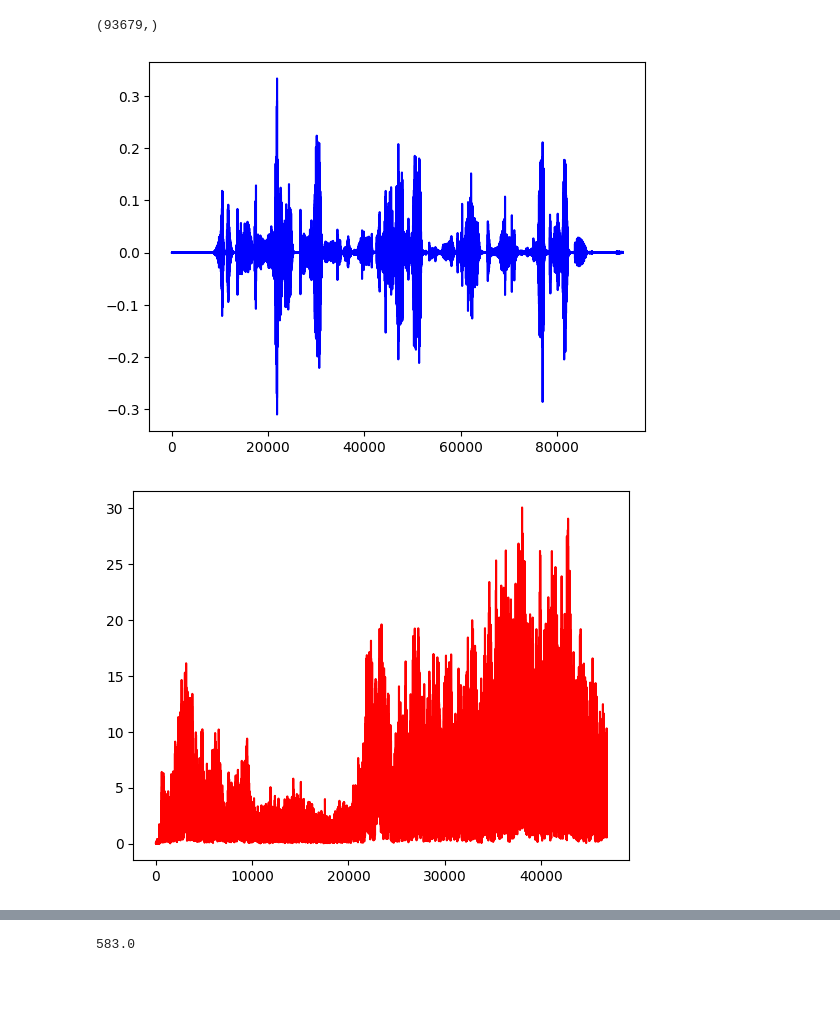
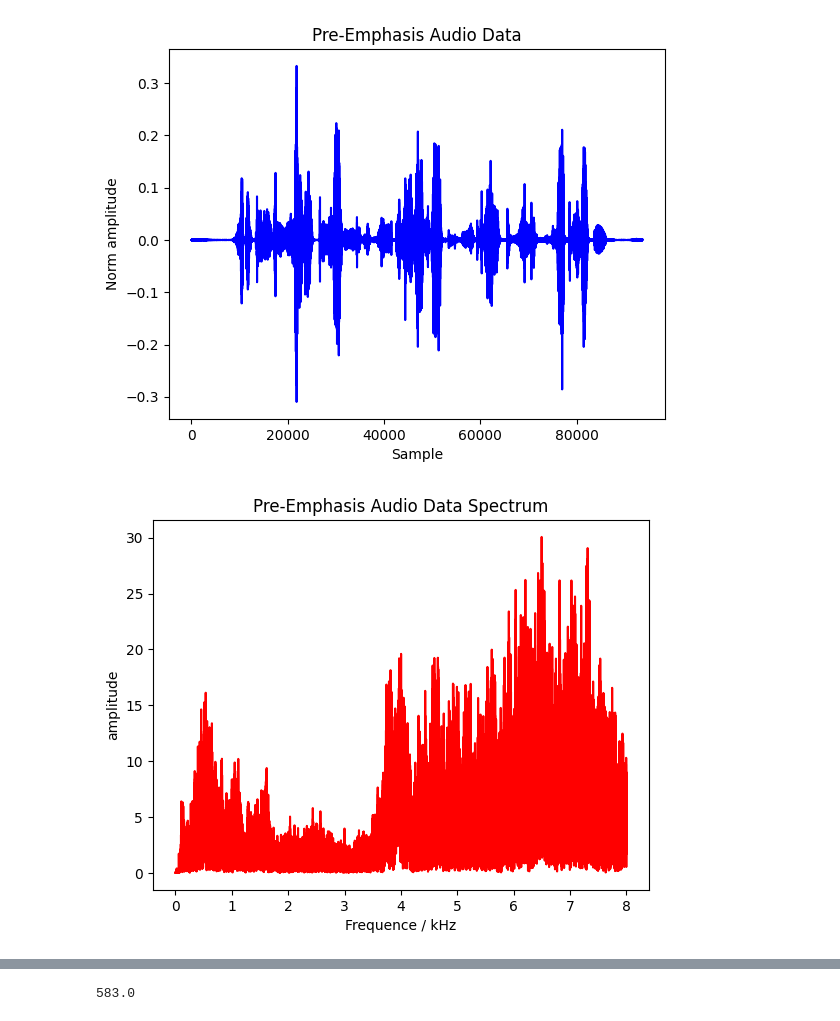
Before and after one commit to xwy-bit/Course006205, a Jupyter notebook: experiment-01/exp1.ipynb, the cells around one changed output, grey strips where cells are left out. Saved outputs shown, nothing was run; the diff lists cells and outputs as text; code cells hidden in the pictures; blank space fills up the shorter version.

```diff
--- a/experiment-01/exp1.ipynb
+++ b/experiment-01/exp1.ipynb
@@ -21,16 +28,21 @@ plt.show()
 # %%
 dataPreEmphasis = [audioData[ii]-alpha * audioData[ii-1] for ii in range(1,lengthAudio)]
-print(np.shape(dataPreEmphasis))
 dataPreEmphasis.append(audioData[0])
 dataPreEmphasisFFT = fft(dataPreEmphasis)
 plt.plot(dataPreEmphasis,'b')
+plt.title('Pre-Emphasis Audio Data')
+plt.xlabel('Sample')
+plt.ylabel('Norm amplitude')
 plt.show()
-plt.plot(abs(dataPreEmphasisFFT[:int(lengthAudio/2-1)]),'r')
+plt.plot(np.array(list(range(int(lengthAudio/2-1)))) * (fs/lengthAudio)/1000
+    ,abs(dataPreEmphasisFFT[:int(lengthAudio/2-1)]),'r')
+plt.title('Pre-Emphasis Audio Data Spectrum')
+plt.xlabel('Frequence / kHz')
+plt.ylabel('amplitude')
 plt.show()
 # %% [output]
-(93679,)
-[figure, old version]
+[figure, new version]
-[figure, old version]
+[figure, new version]
 # %%
 # Framing 成帧
 audioList = list()
```
Also changed, not shown: parts of 7 cells of this notebook.
